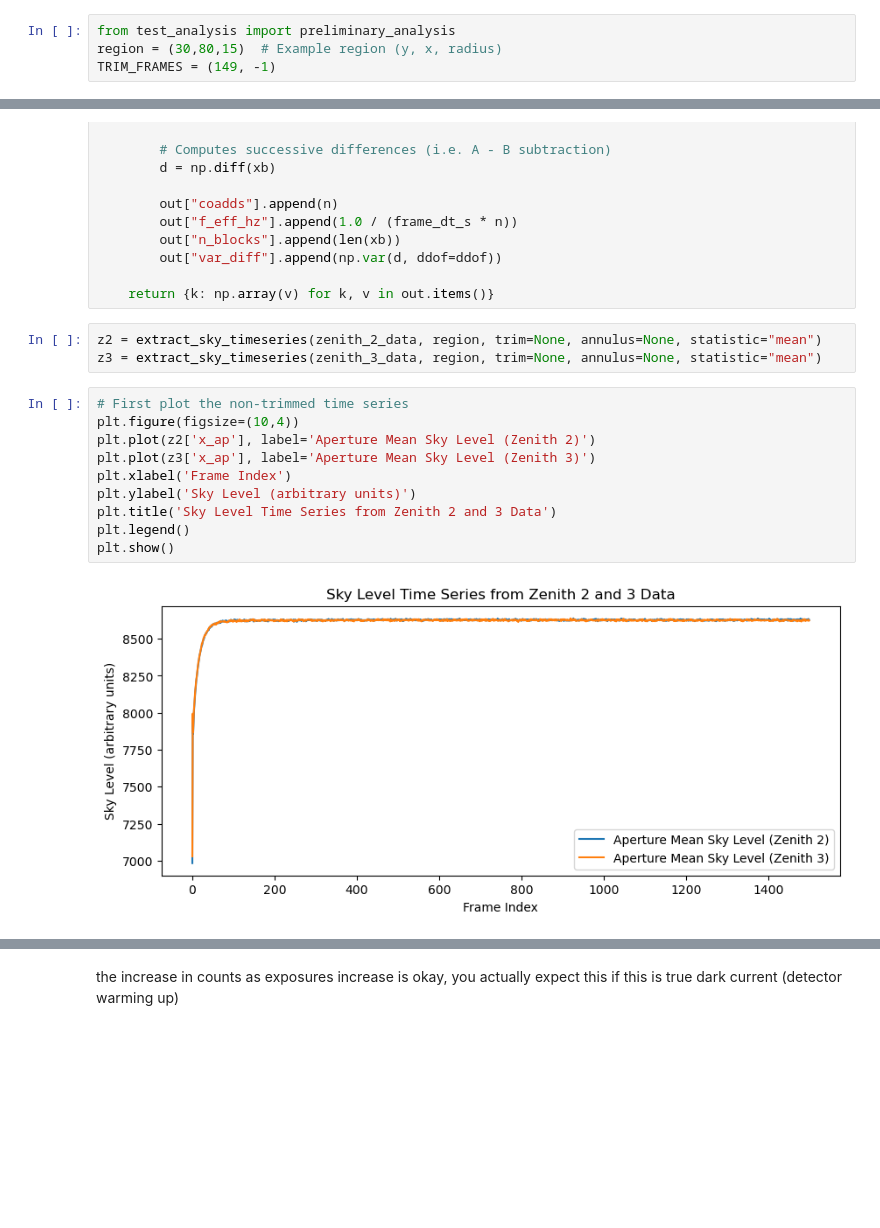
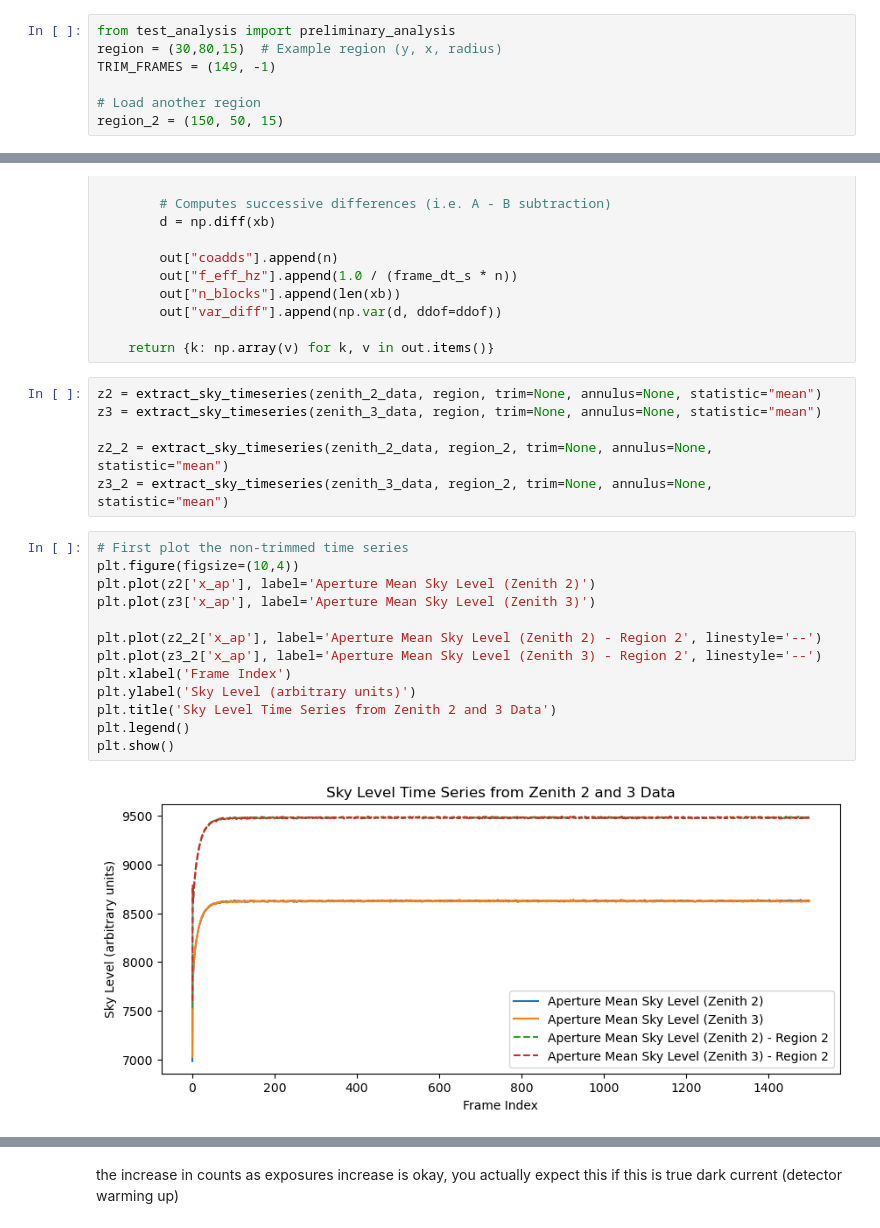
Before and after one commit to chase-urasaki/mirsi_sims, a Jupyter notebook: 2512267_analysis.ipynb, the cells around one changed output, grey strips where cells are left out. Drawn from its saved outputs; the diff is of its cells as text; blank space fills up the shorter version.

Commit message:
added second aperture to analysis

```diff
--- a/2512267_analysis.ipynb
+++ b/2512267_analysis.ipynb
@@ -55,6 +55,9 @@ Perform aperture photometry in the selected region
 from test_analysis import preliminary_analysis
 region = (30,80,15)  # Example region (y, x, radius)
 TRIM_FRAMES = (149, -1)
+
+# Load another region
+region_2 = (150, 50, 15)
 # %%
 import numpy as np
 from photutils.aperture import CircularAperture, CircularAnnulus
@@ -194,15 +197,21 @@ def variance_vs_frequency_chop_proxy(x, coadds_list, frame_dt_s, method, ddof=1)
 # %%
 z2 = extract_sky_timeseries(zenith_2_data, region, trim=None, annulus=None, statistic="mean")
 z3 = extract_sky_timeseries(zenith_3_data, region, trim=None, annulus=None, statistic="mean")
+
+z2_2 = extract_sky_timeseries(zenith_2_data, region_2, trim=None, annulus=None, statistic="mean")
+z3_2 = extract_sky_timeseries(zenith_3_data, region_2, trim=None, annulus=None, statistic="mean")
 # %%
 # First plot the non-trimmed time series
 plt.figure(figsize=(10,4))
 plt.plot(z2['x_ap'], label='Aperture Mean Sky Level (Zenith 2)')
 plt.plot(z3['x_ap'], label='Aperture Mean Sky Level (Zenith 3)')
+
+plt.plot(z2_2['x_ap'], label='Aperture Mean Sky Level (Zenith 2) - Region 2', linestyle='--')
+plt.plot(z3_2['x_ap'], label='Aperture Mean Sky Level (Zenith 3) - Region 2', linestyle='--')
 plt.xlabel('Frame Index')
 plt.ylabel('Sky Level (arbitrary units)')
 plt.title('Sky Level Time Series from Zenith 2 and 3 Data')
 plt.legend()
 plt.show()
 # %% [output]
-[figure, old version]
+[figure, new version]
```
Also changed, not shown: parts of 16 cells of this notebook, 1 other file.
